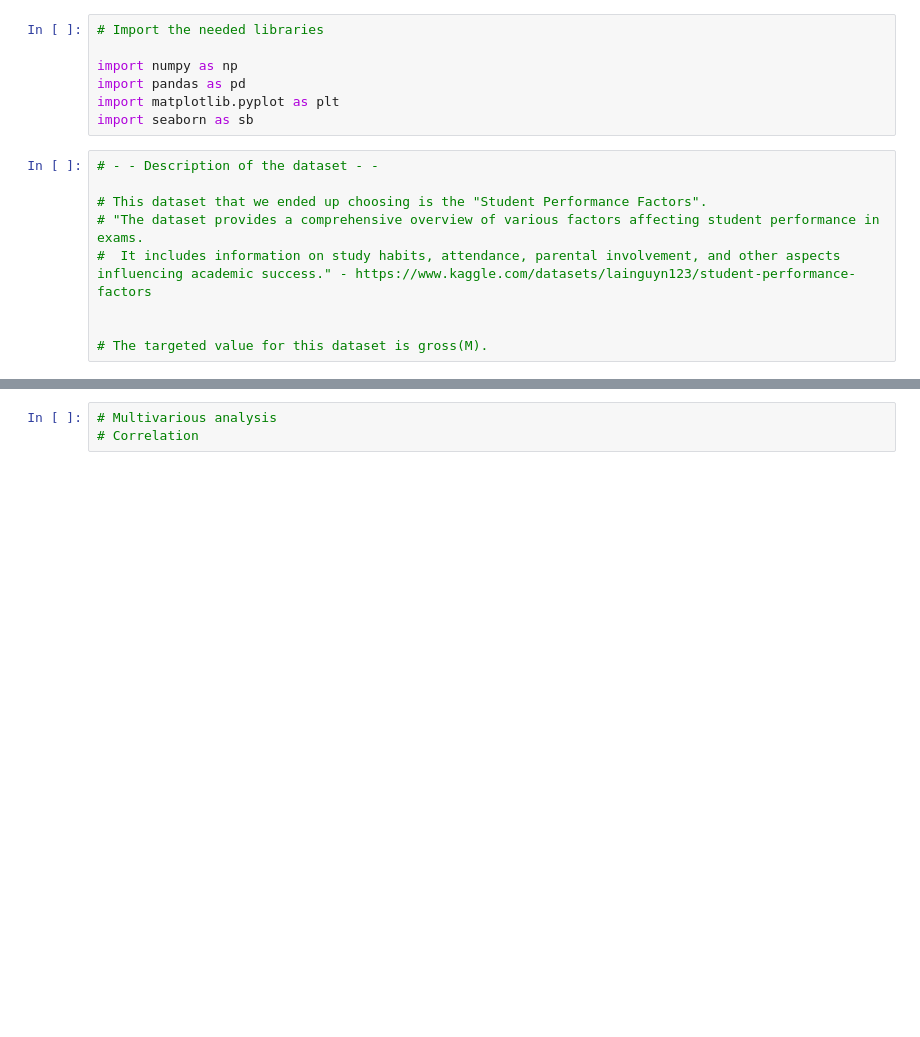
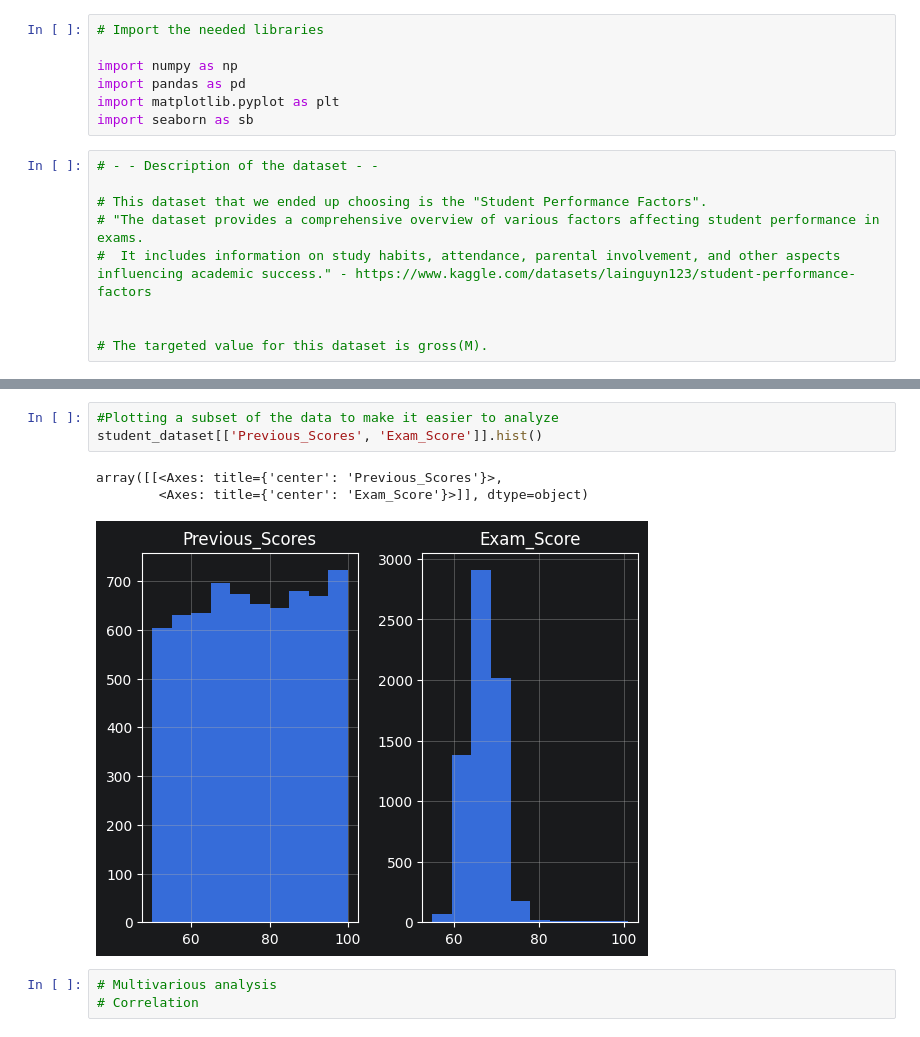
Before and after one commit to Wilbnil/Prakmas-2026, a Jupyter notebook: Oblig 1/Training and Evaluating Baseline Models.ipynb, the cells around one changed output, grey strips where cells are left out. Saved outputs shown, nothing was run; the diff lists cells and outputs as text; blank space fills up the shorter version.

```diff
--- a/Oblig 1/Training and Evaluating Baseline Models.ipynb
+++ b/Oblig 1/Training and Evaluating Baseline Models.ipynb
@@ -34,3 +98,10 @@ student_dataset.isna().sum()
+# %%
+#Plotting a subset of the data to make it easier to analyze
+student_dataset[['Previous_Scores', 'Exam_Score']].hist()
+# %% [output]
+array([[<Axes: title={'center': 'Previous_Scores'}>,
+        <Axes: title={'center': 'Exam_Score'}>]], dtype=object)
+[figure, added]
 # %%
 # Multivarious analysis
 # Correlation
```
Also changed, not shown: parts of 5 cells of this notebook.
